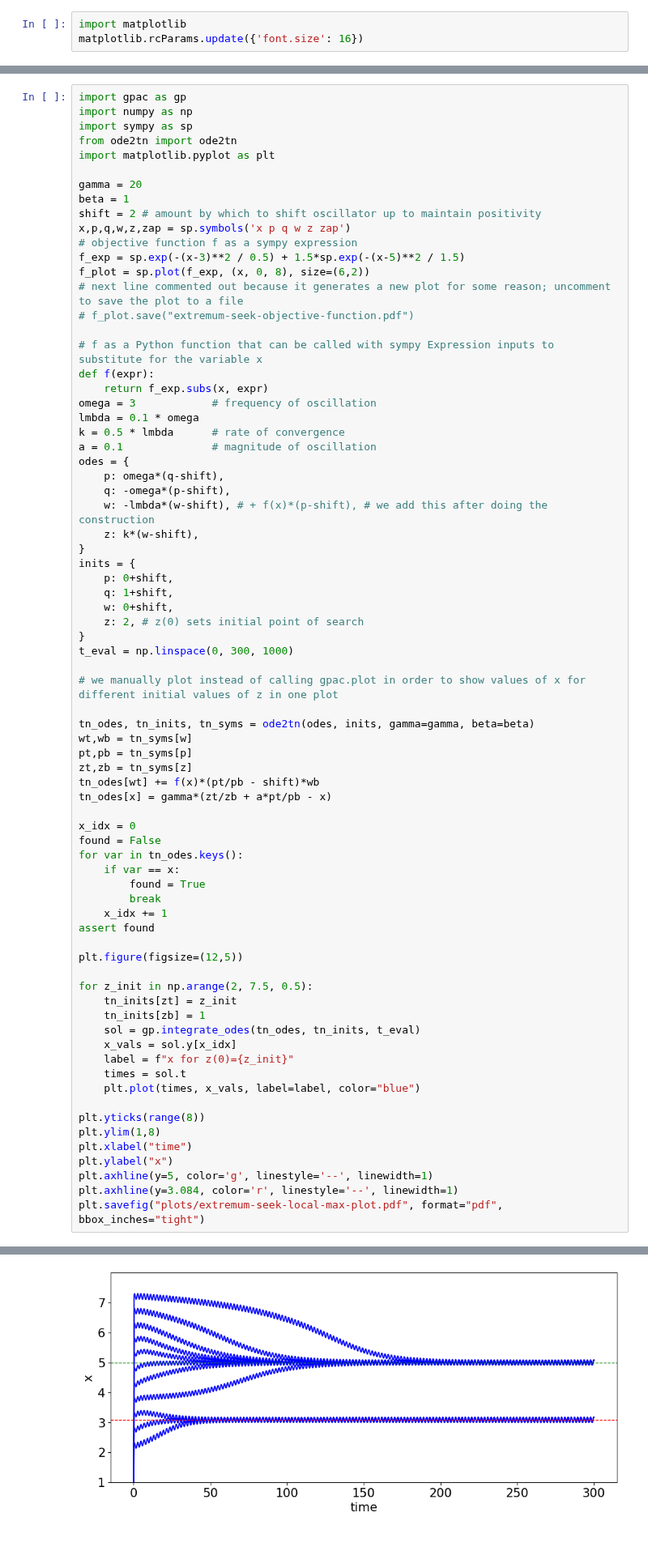
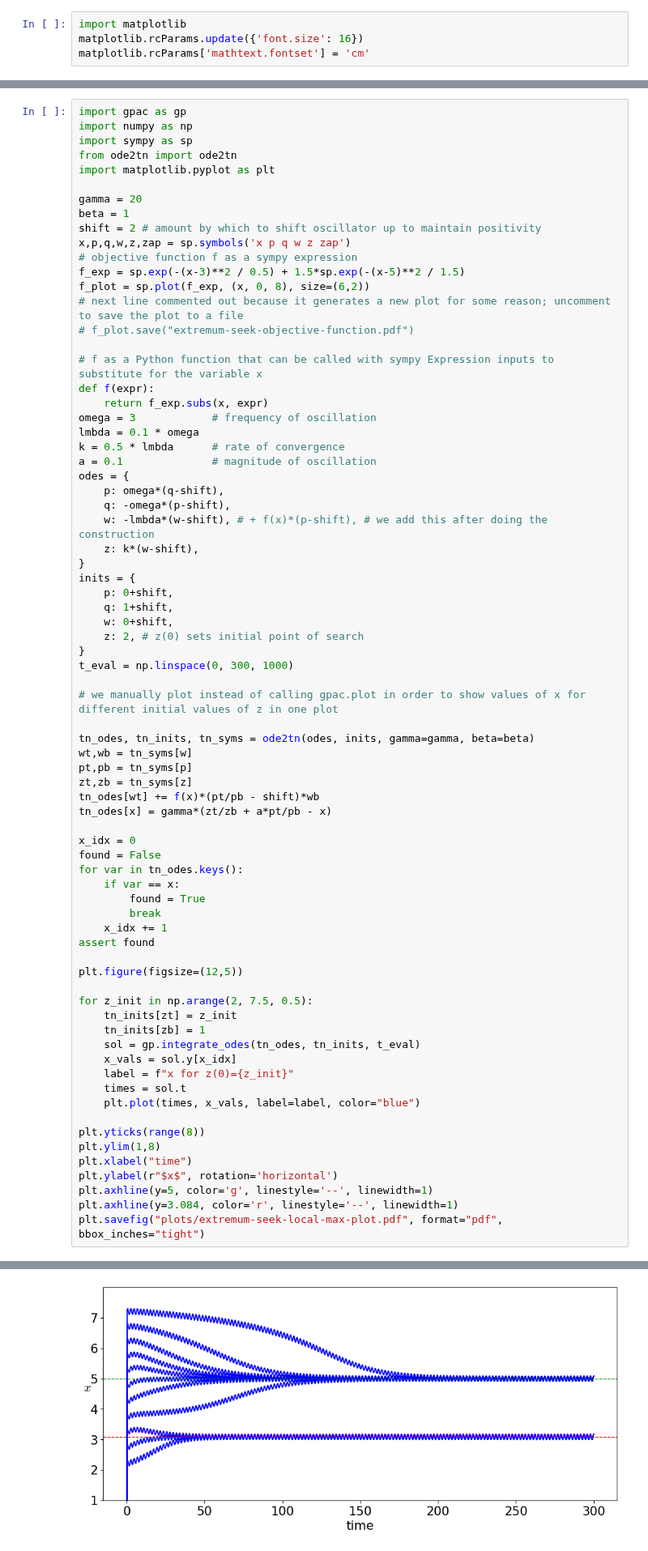
Before and after one commit to UC-Davis-molecular-computing/ode2tn, a Jupyter notebook: notebook.ipynb, the cells around one changed output, grey strips where cells are left out. Shown at 81% size. Drawn from its saved outputs; the diff is of its cells as text.

```diff
--- a/notebook.ipynb
+++ b/notebook.ipynb
@@ -3,6 +3,7 @@
 # %%
 import matplotlib
 matplotlib.rcParams.update({'font.size': 16})
+matplotlib.rcParams['mathtext.fontset'] = 'cm'
 # %% [markdown]
 ## Sine-cosine oscillator
 
@@ -550,7 +558,7 @@ for z_init in np.arange(2, 7.5, 0.5):
 plt.yticks(range(8))
 plt.ylim(1,8)
 plt.xlabel("time")
-plt.ylabel("x")
+plt.ylabel(r"$x$", rotation='horizontal')
 plt.axhline(y=5, color='g', linestyle='--', linewidth=1)
 plt.axhline(y=3.084, color='r', linestyle='--', linewidth=1)
 plt.savefig("plots/extremum-seek-local-max-plot.pdf", format="pdf", bbox_inches="tight")
@@ -559,4 +567,4 @@ plt.savefig("plots/extremum-seek-local-max-plot.pdf", format="pdf", bbox_inches=
-[figure, old version]
+[figure, new version]
 # %% [markdown]
 ## Diverging CRN
 This shows an implementation of a CRN $2X \to 3X$ that, starting with $X=1$, diverges to $\infty$ as $t \to 1$.
```
Also changed, not shown: parts of 4 cells of this notebook, 10 other files.
